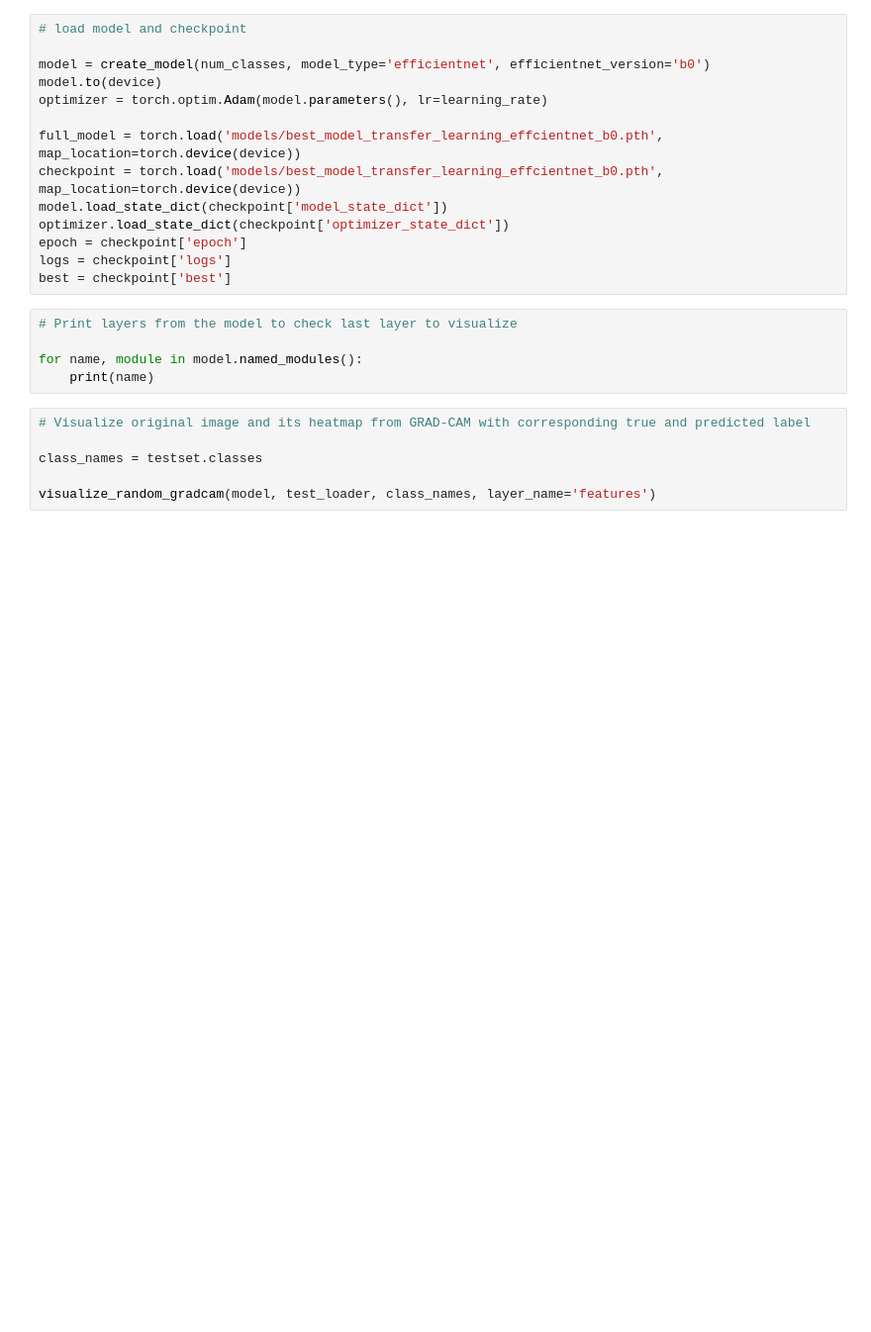
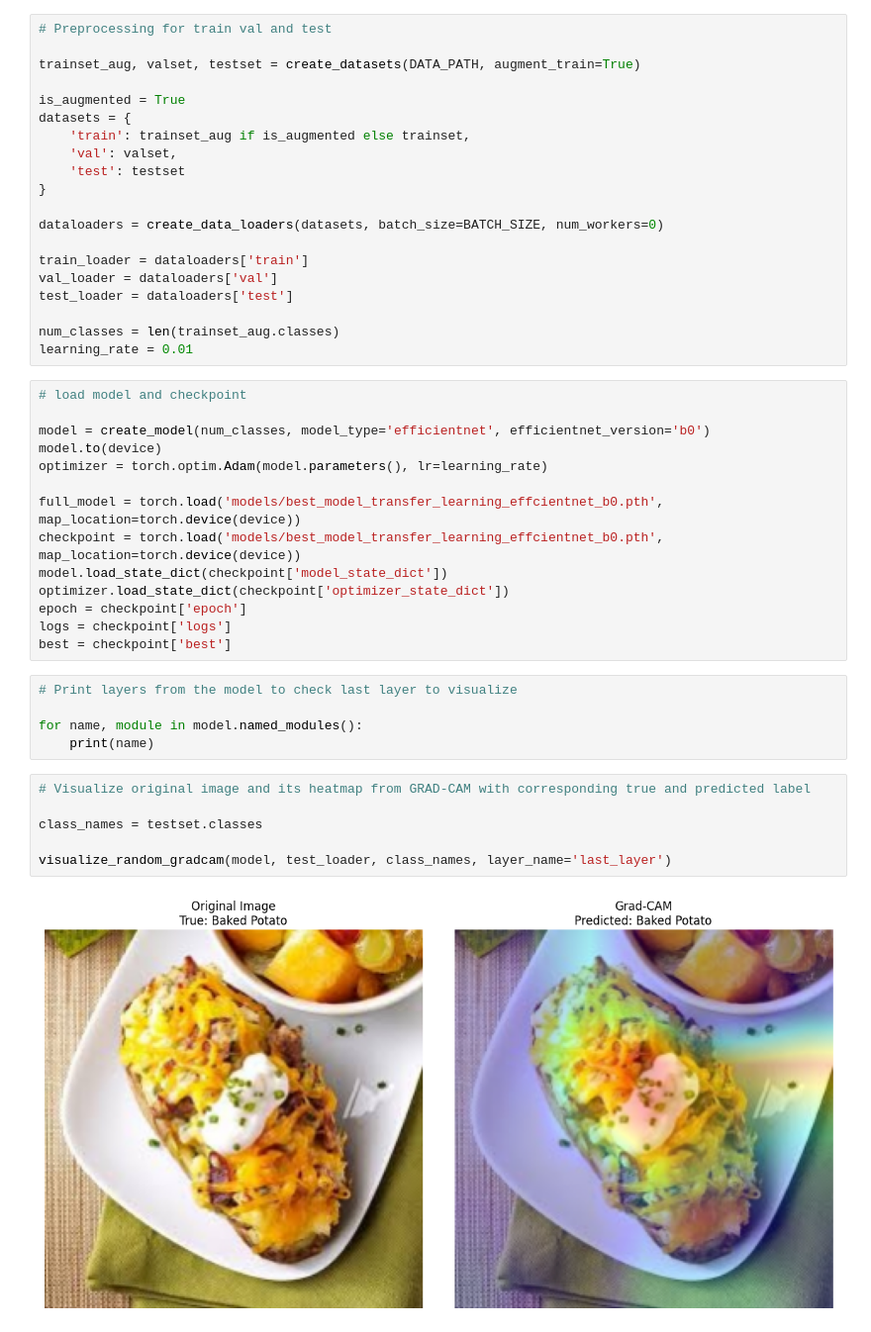
Before and after one commit to Silvano315/PyTorch-CNN-for-food-image-classification-system, a Jupyter notebook: pytorch_CNN.ipynb, the cells around one changed output. Shown at 99% size. Saved outputs shown, nothing was run; the diff lists cells and outputs as text; blank space fills up the shorter version.

Commit message:
notebook updated with tf learning evaluation and grad cam

```diff
--- a/pytorch_CNN.ipynb
+++ b/pytorch_CNN.ipynb
@@ -784,5 +800,25 @@ experiment.plot_learning_rate(experiment.history['lr'])
 # %% [markdown]
 ## GRAD-CAM for interpretability
+# %%
+# Preprocessing for train val and test
+
+trainset_aug, valset, testset = create_datasets(DATA_PATH, augment_train=True)
+
+is_augmented = True
+datasets = {
+    'train': trainset_aug if is_augmented else trainset,
+    'val': valset,
+    'test': testset
+}
+
+dataloaders = create_data_loaders(datasets, batch_size=BATCH_SIZE, num_workers=0)
+
+train_loader = dataloaders['train']
+val_loader = dataloaders['val']
+test_loader = dataloaders['test']
+
+num_classes = len(trainset_aug.classes)
+learning_rate = 0.01
 # %%
 # load model and checkpoint
 
@@ -805,6 +841,8 @@ for name, module in model.named_modules():
 # %%
 # Visualize original image and its heatmap from GRAD-CAM with corresponding true and predicted label
 
 class_names = testset.classes
 
-visualize_random_gradcam(model, test_loader, class_names, layer_name='features')
+visualize_random_gradcam(model, test_loader, class_names, layer_name='last_layer')
+# %% [output]
+[figure, added]
```
Also changed, not shown: parts of 12 cells of this notebook.
